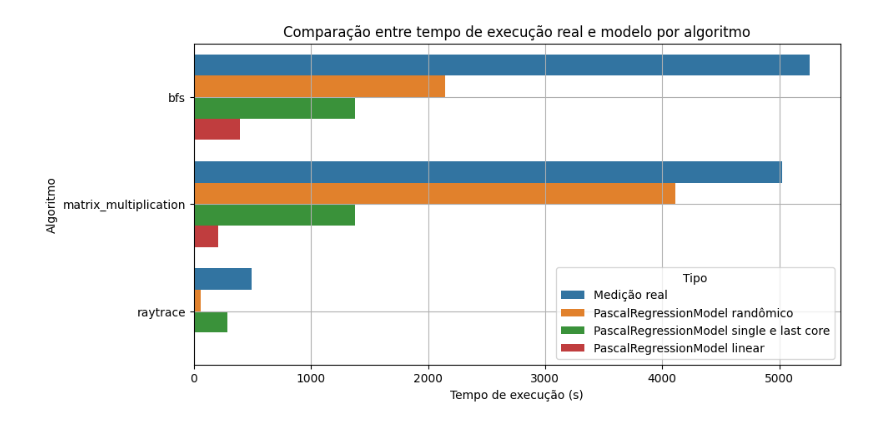
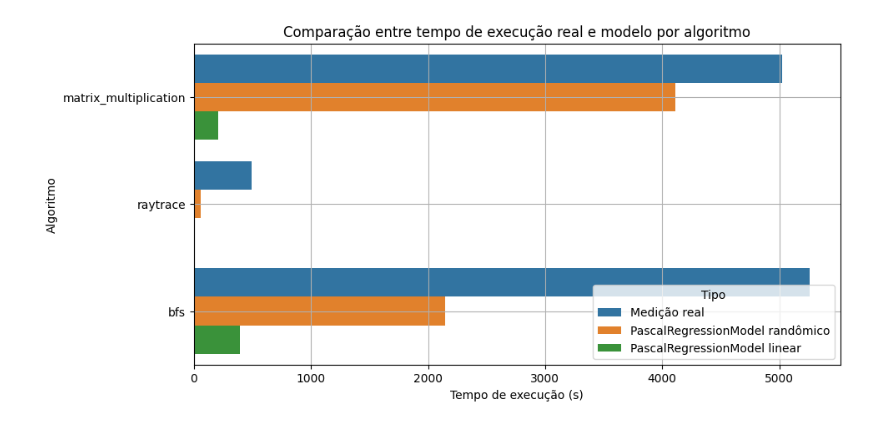
Before and after one commit to matheusslr/pascal-model-tcc, a Jupyter notebook: results_visualization.ipynb, the cells around one changed output. Cells and saved outputs as stored; diff of their text form; code cells hidden in the pictures.

```diff
--- a/results_visualization.ipynb
+++ b/results_visualization.ipynb
@@ -21,22 +45,23 @@ for dir in dirs:
     df_model_aux = pd.read_json(model_path[0])
     df_real_aux = pd.read_json(real_path[0])
     df_random_aux = pd.read_json(random_path[0])
-    try:
-        df_single_aux = pd.read_json(single_last_path[0])
-    except:
-        pass
+
+    # try:
+    #     df_single_aux = pd.read_json(single_last_path[0])
+    # except:
+    #     pass
 
     df_model_aux['algorithm'] = dir
     df_real_aux['algorithm'] = dir
     df_random_aux['algorithm'] = dir
-    df_single_aux['algorithm'] = dir
+    # df_single_aux['algorithm'] = dir
 
     df_model_aux = df_model_aux[df_model_aux['data'].notna()][['data', 'algorithm']]
     df_real_aux = df_real_aux[df_real_aux['data'].notna()][['data', 'algorithm']]
     df_random_aux = df_random_aux[df_random_aux['data'].notna()][['data', 'algorithm']]
-    df_single_aux = df_single_aux[df_single_aux['data'].notna()][['data', 'algorithm']]
+    # df_single_aux = df_single_aux[df_single_aux['data'].notna()][['data', 'algorithm']]
 
     df_model = pd.concat([df_model, df_model_aux])
     df_real = pd.concat([df_real, df_real_aux])
     df_model_random = pd.concat([df_model_random, df_random_aux])
-    df_model_single_last = pd.concat([df_model_single_last, df_single_aux])
+    # df_model_single_last = pd.concat([df_model_single_last, df_single_aux])
@@ -57,22 +107,22 @@ df_model_single_last['exec_time'] = df_model_single_last['data'].apply(lambda x:
 # %%
 algorithms = df_real['algorithm'].unique()
 data = []
 for algo in algorithms:
     data.append({'Algoritmo': algo, 'Tipo': 'Medição real', 'Tempo': df_real[df_real['algorithm'] == algo]['exec_time'].sum()})
     data.append({'Algoritmo': algo, 'Tipo': 'PascalRegressionModel randômico', 'Tempo': df_model_random[df_model_random['algorithm'] == algo]['exec_time'].sum()})
-    data.append({'Algoritmo': algo, 'Tipo': 'PascalRegressionModel single e last core', 'Tempo': df_model_single_last[df_model_single_last['algorithm'] == algo]['exec_time'].sum()})
+    # data.append({'Algoritmo': algo, 'Tipo': 'PascalRegressionModel single e last core', 'Tempo': df_model_single_last[df_model_single_last['algorithm'] == algo]['exec_time'].sum()})
     data.append({'Algoritmo': algo, 'Tipo': 'PascalRegressionModel linear', 'Tempo': df_model[df_model['algorithm'] == algo]['exec_time'].sum()})
 
 df = pd.DataFrame(data)
 
 plt.figure(figsize=(10, 5))
 ax = sns.barplot(data=df, y='Algoritmo', x='Tempo', hue='Tipo', orient='h')
 
 plt.ylabel('Algoritmo')
 plt.xlabel('Tempo de execução (s)')
 plt.title('Comparação entre tempo de execução real e modelo por algoritmo')
 plt.legend(title='Tipo', loc='lower right')
 plt.grid()
 plt.show()
 # %% [output]
-[figure, old version]
+[figure, new version]
```
Also changed, not shown: parts of 8 cells of this notebook, 5 other files.
